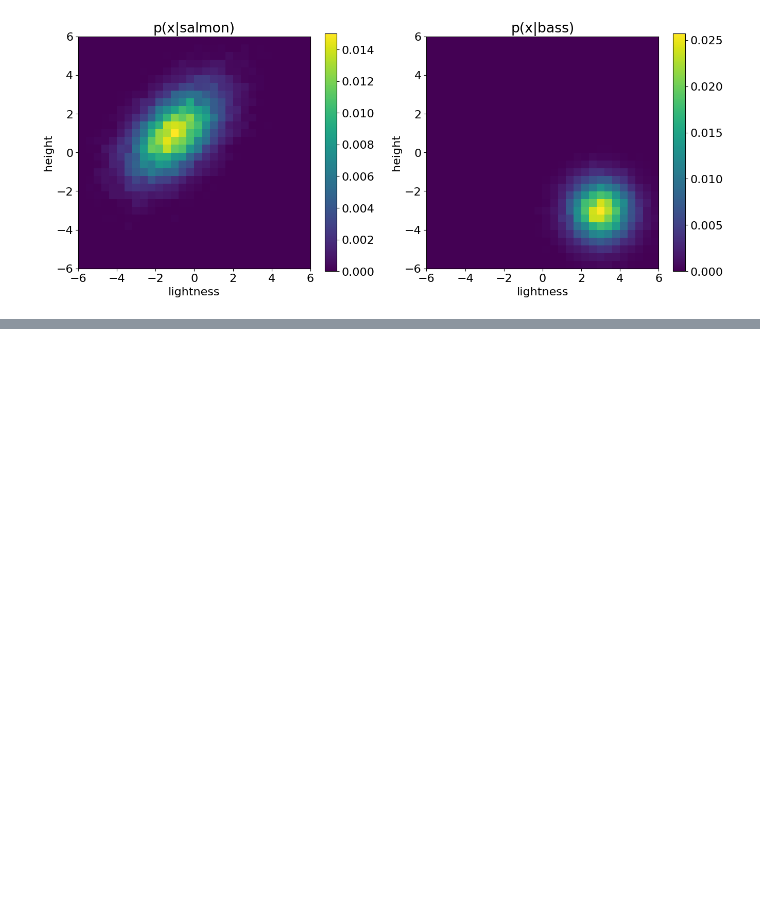
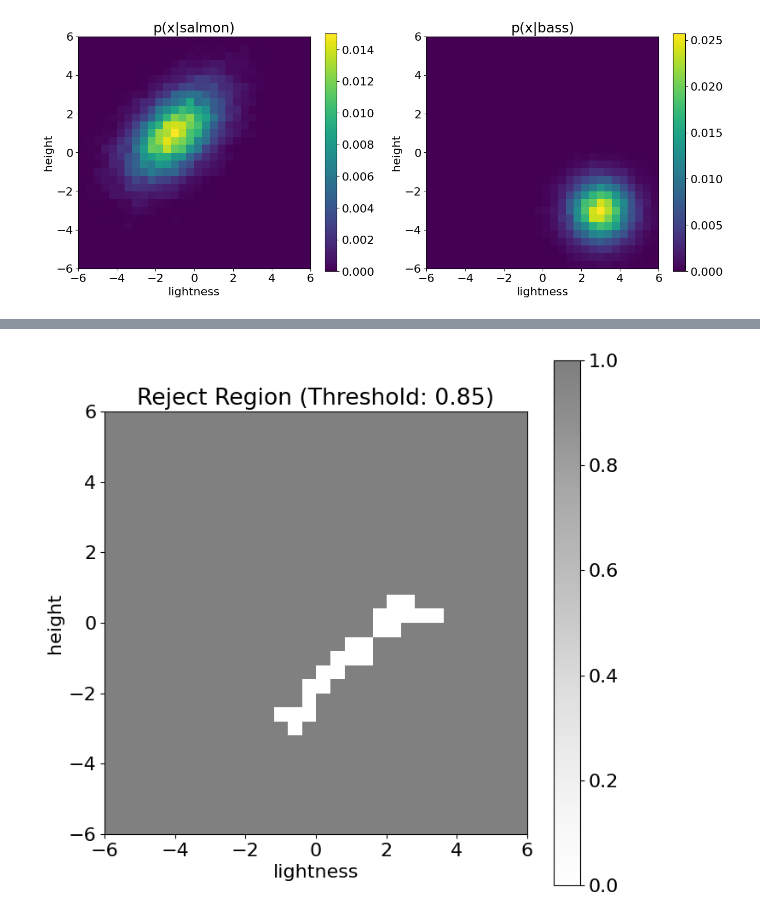
Before and after one commit to JayIke/machine-learning, a Jupyter notebook: hw5/2Dclassification.ipynb, the cells around one changed output, grey strips where cells are left out. Drawn from its saved outputs; the diff is of its cells as text; code cells hidden in the pictures; blank space fills up the shorter version.

```diff
--- a/hw5/2Dclassification.ipynb
+++ b/hw5/2Dclassification.ipynb
@@ -181,0 +227,14 @@ s=plt.imshow(bass_region, interpolation='nearest', origin='lower',
+# %%
+reject_region = np.where(np.maximum(p_salmon_given_x, p_bass_given_x) < 0.85, 0, 1)
+
+# Plot reject region
+fig = plt.figure(figsize=(8, 8))
+s = plt.imshow(reject_region, interpolation='nearest', origin='lower',
+               extent=[lbins[0], lbins[-1], hbins[0], hbins[-1]], cmap='Greys', alpha=0.5)
+s = plt.colorbar()
+plt.xlabel('lightness')
+plt.ylabel('height')
+plt.title('Reject Region (Threshold: 0.85)')
+plt.show()
+# %% [output]
+[figure, added]
```
Also changed, not shown: parts of 7 cells of this notebook.
